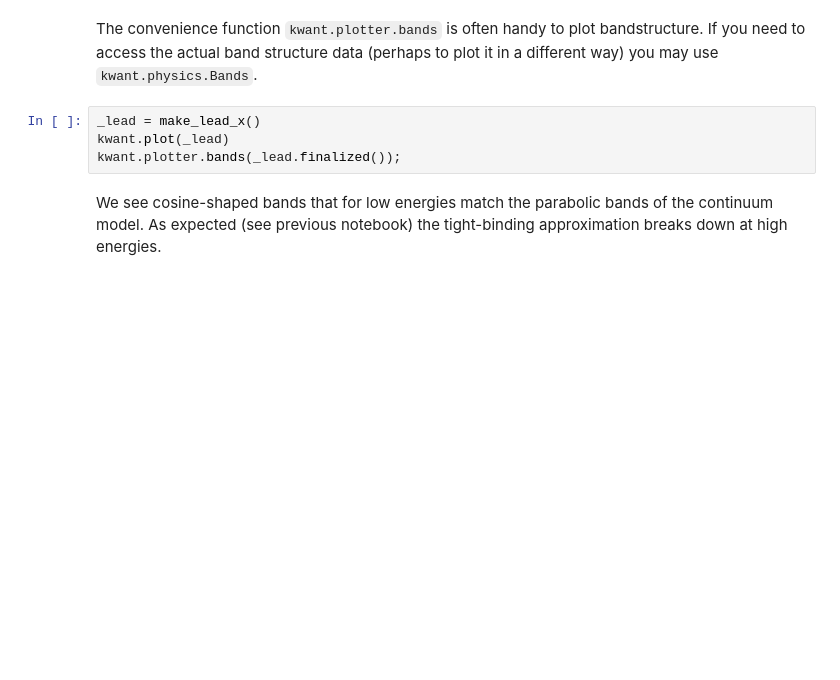
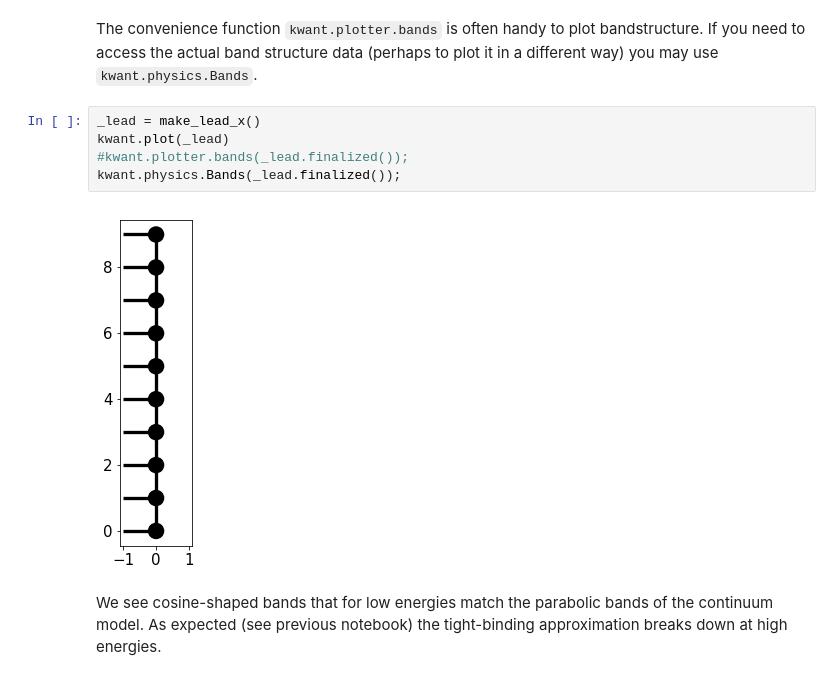
Before and after one commit to mingweii/kwant-tutorial-2016, a Jupyter notebook: 2.2.scattering.ipynb, the cells around one changed output. Drawn from its saved outputs; the diff is of its cells as text; blank space fills up the shorter version.

```diff
--- a/2.2.scattering.ipynb
+++ b/2.2.scattering.ipynb
@@ -24,7 +24,10 @@ The convenience function `kwant.plotter.bands` is often handy to plot bandstruct
 # %%
 _lead = make_lead_x()
 kwant.plot(_lead)
-kwant.plotter.bands(_lead.finalized());
+#kwant.plotter.bands(_lead.finalized());
+kwant.physics.Bands(_lead.finalized());
+# %% [output]
+[figure, added]
 # %% [markdown]
 We see cosine-shaped bands that for low energies match the parabolic bands of the continuum model.  As expected (see previous notebook) the tight-binding approximation breaks down at high energies.
 # %% [markdown]
```
Also changed, not shown: parts of 8 cells of this notebook, 16 other files.
